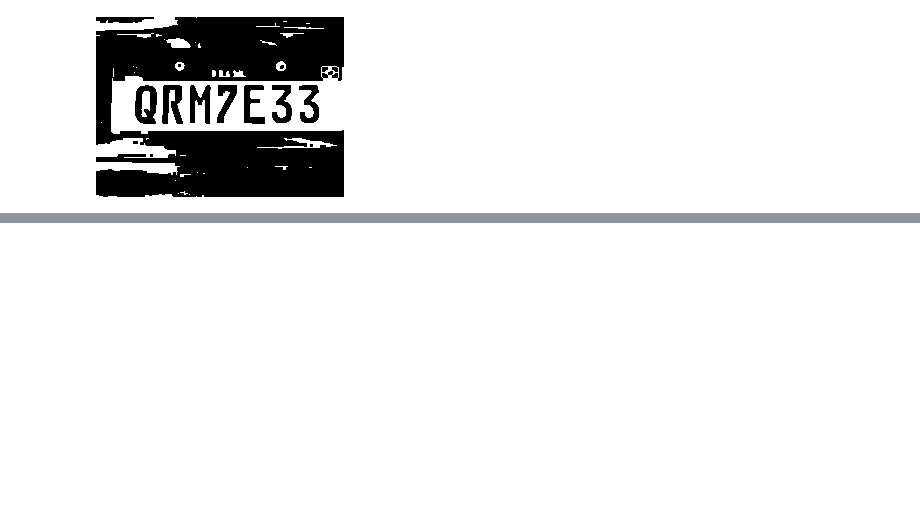
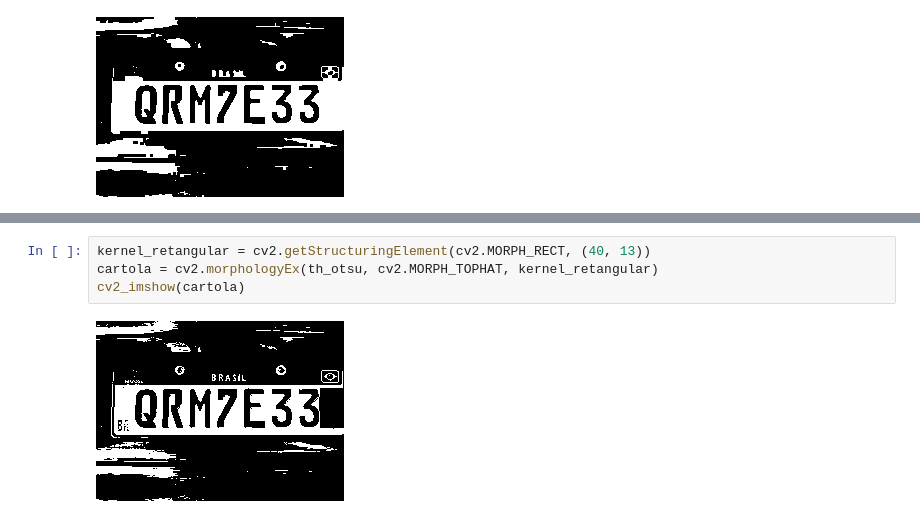
Before and after one commit to joseevitor/Detectando_PlacasdeCarro, a Jupyter notebook: Placas.ipynb, the cells around one changed output, grey strips where cells are left out. Cells and saved outputs as stored; diff of their text form; blank space fills up the shorter version.

```diff
--- a/Placas.ipynb
+++ b/Placas.ipynb
@@ -248,0 +261,6 @@ cv2_imshow(closing)
+# %%
+kernel_retangular = cv2.getStructuringElement(cv2.MORPH_RECT, (40, 13))
+cartola = cv2.morphologyEx(th_otsu, cv2.MORPH_TOPHAT, kernel_retangular)
+cv2_imshow(cartola)
+# %% [output]
+[figure, added]
```
Also changed, not shown: parts of 9 cells of this notebook.
